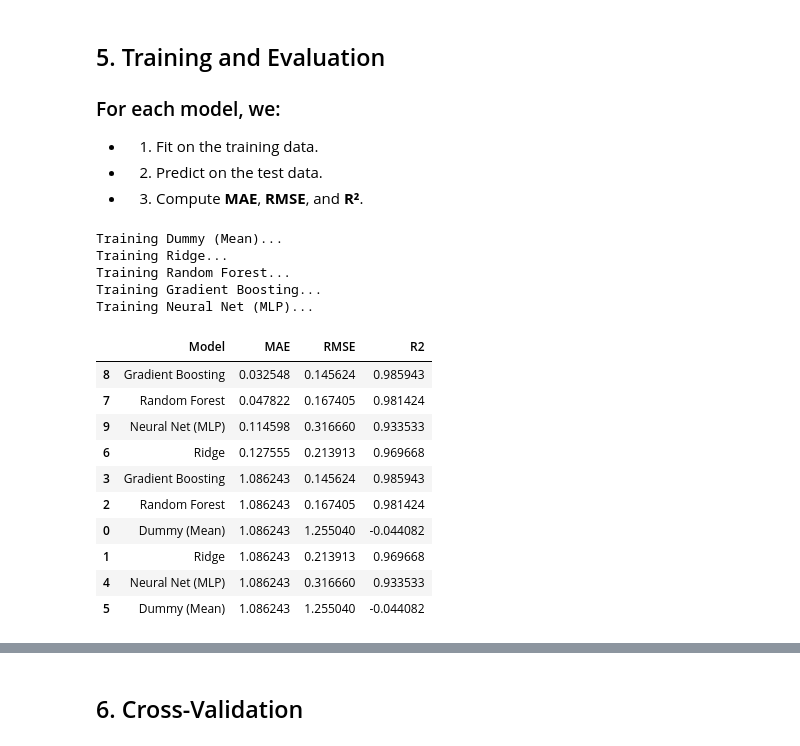
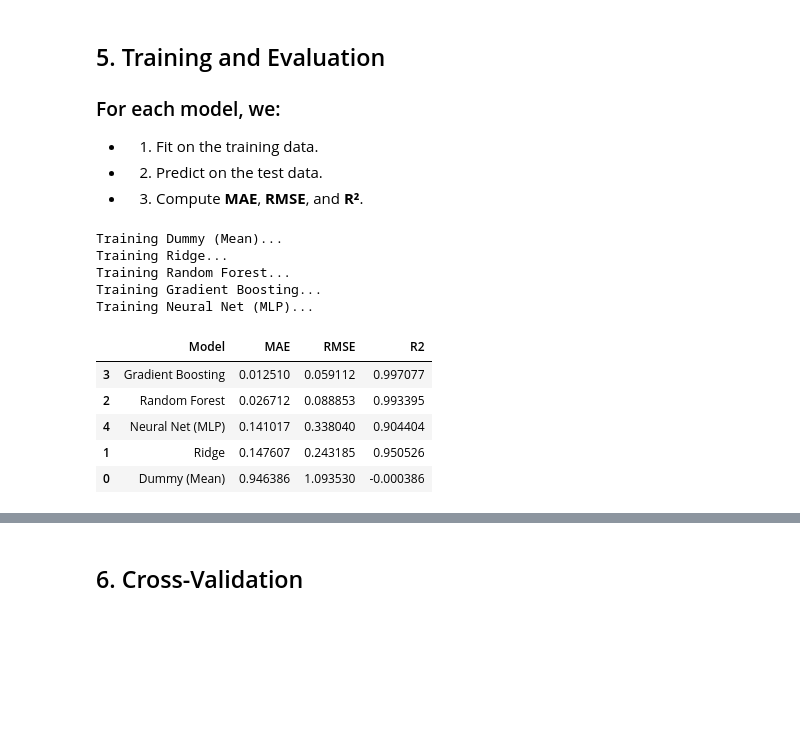
Before and after one commit to cjyaddone/ECE-143-Project, a Jupyter notebook: PredictingModel.ipynb, the cells around one changed output, grey strips where cells are left out. Drawn from its saved outputs; the diff is of its cells as text; code cells hidden in the pictures; blank space fills up the shorter version.

```diff
--- a/PredictingModel.ipynb
+++ b/PredictingModel.ipynb
@@ -49,6 +52,17 @@ df["Sleep Disorder"] = df["Sleep Disorder"].replace({
     "NONE": "None",
     "": "None"
 })
+
+# Combine Normal BMI Group
+df["BMI Category"] = df["BMI Category"].replace({
+    "Normal Weight": "Normal"
+})
+
+# Remove Occupation with < 10 samples
+min_count = 10
+valid_occ = df['Occupation'].value_counts()
+valid_occ = valid_occ[valid_occ >= min_count].index
+df = df[df['Occupation'].isin(valid_occ)]
 
 # Define target and features
 target_col = "Quality of Sleep"
@@ -159,45 +173,40 @@ pipelines = {
 - 2. Predict on the test data.
 - 3. Compute **MAE**, **RMSE**, and **R²**.
 # %%
-
+results = []
 
 for name, pipe in pipelines.items():
     print(f"Training {name}...")
 
     # Fit model
     pipe.fit(X_train, y_train)
 
     # Predict
     y_pred = pipe.predict(X_test)
 
     mae = mean_absolute_error(y_test, y_pred)
     mse = mean_squared_error(y_test, y_pred)
     rmse = np.sqrt(mse)
     r2 = r2_score(y_test, y_pred)
 
     results.append({
         "Model": name,
         "MAE": mae,
         "RMSE": rmse,
         "R2": r2
     })
 
 results_df = pd.DataFrame(results).sort_values(by="MAE")
 results_df
 # %% [output]
 Training Dummy (Mean)...
 Training Ridge...
 Training Random Forest...
 Training Gradient Boosting...
 Training Neural Net (MLP)...
 |  | Model | MAE | RMSE | R2 |
-| 8 | Gradient Boosting | 0.032548 | 0.145624 | 0.985943 |
-| 7 | Random Forest | 0.047822 | 0.167405 | 0.981424 |
-| 9 | Neural Net (MLP) | 0.114598 | 0.316660 | 0.933533 |
-| 6 | Ridge | 0.127555 | 0.213913 | 0.969668 |
-| 3 | Gradient Boosting | 1.086243 | 0.145624 | 0.985943 |
-| 2 | Random Forest | 1.086243 | 0.167405 | 0.981424 |
-| 0 | Dummy (Mean) | 1.086243 | 1.255040 | -0.044082 |
-| 1 | Ridge | 1.086243 | 0.213913 | 0.969668 |
-| 4 | Neural Net (MLP) | 1.086243 | 0.316660 | 0.933533 |
-| 5 | Dummy (Mean) | 1.086243 | 1.255040 | -0.044082 |
+| 3 | Gradient Boosting | 0.012510 | 0.059112 | 0.997077 |
+| 2 | Random Forest | 0.026712 | 0.088853 | 0.993395 |
+| 4 | Neural Net (MLP) | 0.141017 | 0.338040 | 0.904404 |
+| 1 | Ridge | 0.147607 | 0.243185 | 0.950526 |
+| 0 | Dummy (Mean) | 0.946386 | 1.093530 | -0.000386 |
```
Also changed, not shown: parts of 6 cells of this notebook, 7 other files.
